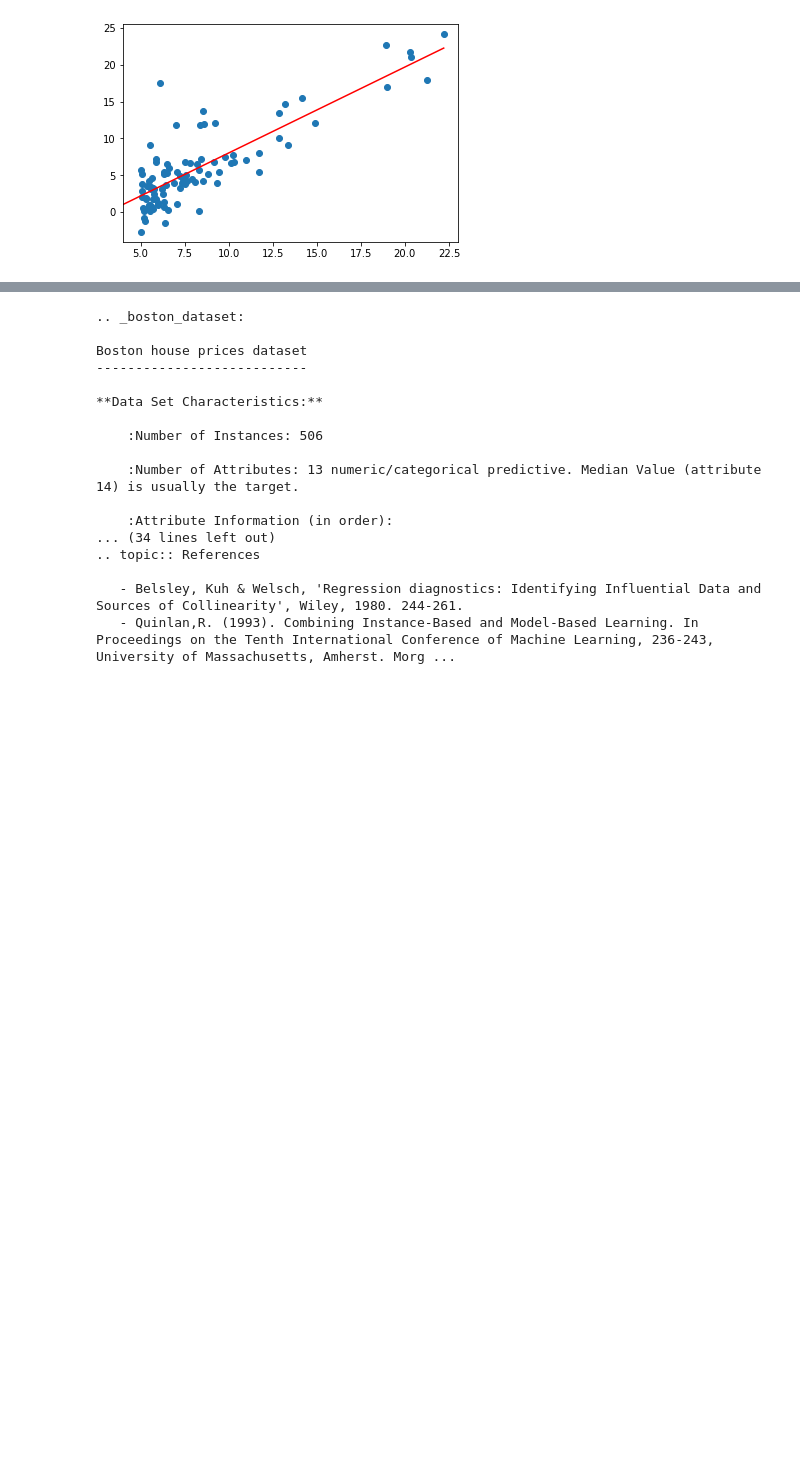
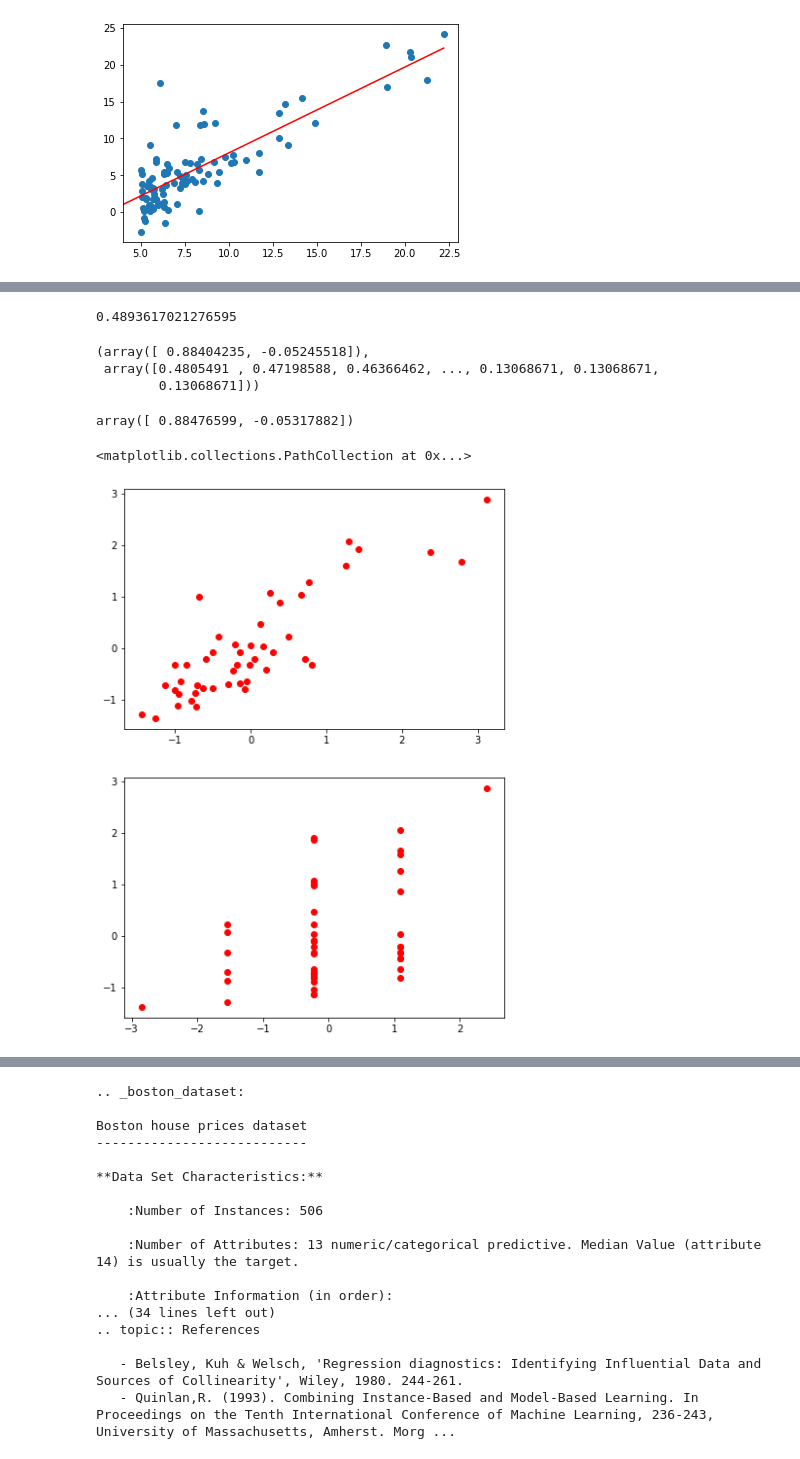
Before and after one commit to Marcin279/Machine_Learning, a Jupyter notebook: lab2_linear_regression/Linear_Regression.ipynb, the cells around one changed output, grey strips where cells are left out. Saved outputs shown, nothing was run; the diff lists cells and outputs as text; code cells hidden in the pictures; blank space fills up the shorter version.

```diff
--- a/lab2_linear_regression/Linear_Regression.ipynb
+++ b/lab2_linear_regression/Linear_Regression.ipynb
@@ -130,0 +204,18 @@ ax.set_xlim(4, 23)
+# %%
+# gradient2D = simple_gradient(X_t2, y_t2, theta_t2, 0.01, 1500)
+computeCost(X_t2, y_t2, theta_t2) # Działa
+# %% [output]
+0.4893617021276595
+# %%
+# Testing simple_gradient functions with alpha=0.01, it=1500
+gradient = simple_gradient(X_t2, y_t2, theta_t2, 0.01, 1500)
+gradient
+# %% [output]
+(array([ 0.88404235, -0.05245518]),
+ array([0.4805491 , 0.47198588, 0.46366462, ..., 0.13068671, 0.13068671,
+        0.13068671]))
+# %%
+theta_best = np.linalg.inv(X_t2.T.dot(X_t2)).dot(X_t2.T).dot(y_t2)
+theta_best
+# %% [output]
+array([ 0.88476599, -0.05317882])
@@ -130,0 +228,9 @@ ax.set_xlim(4, 23)
+# %%
+# ploting dataset
+fig, ax = plt.subplots(2, 1)
+fig.set_size_inches(7, 10)
+ax[0].scatter(X_t2[:, 0], y_t2, color='red')
+ax[1].scatter(X_t2[:, 1], y_t2, color='red')
+# %% [output]
+<matplotlib.collections.PathCollection at 0x...>
+[figure, added]
```
Also changed, not shown: parts of 38 cells of this notebook.
